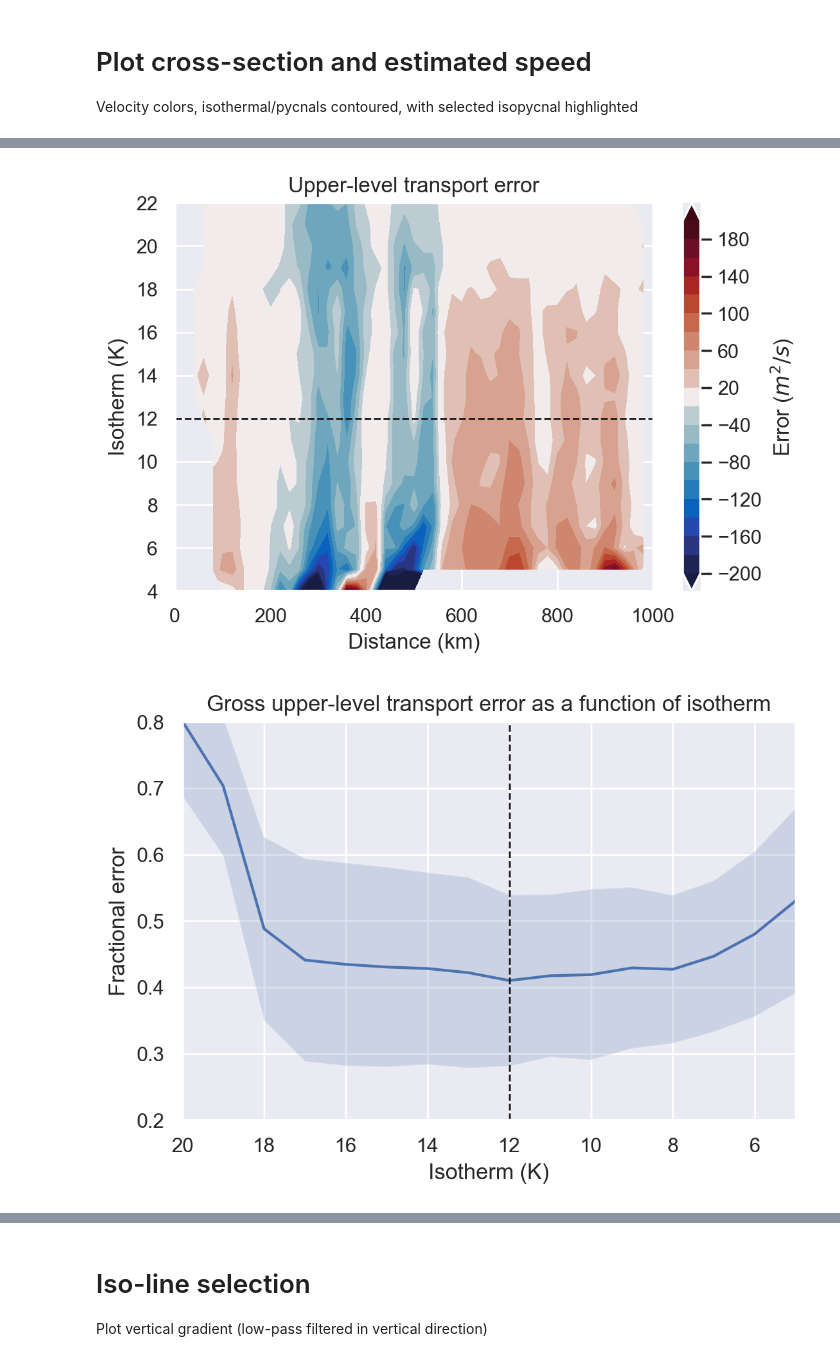
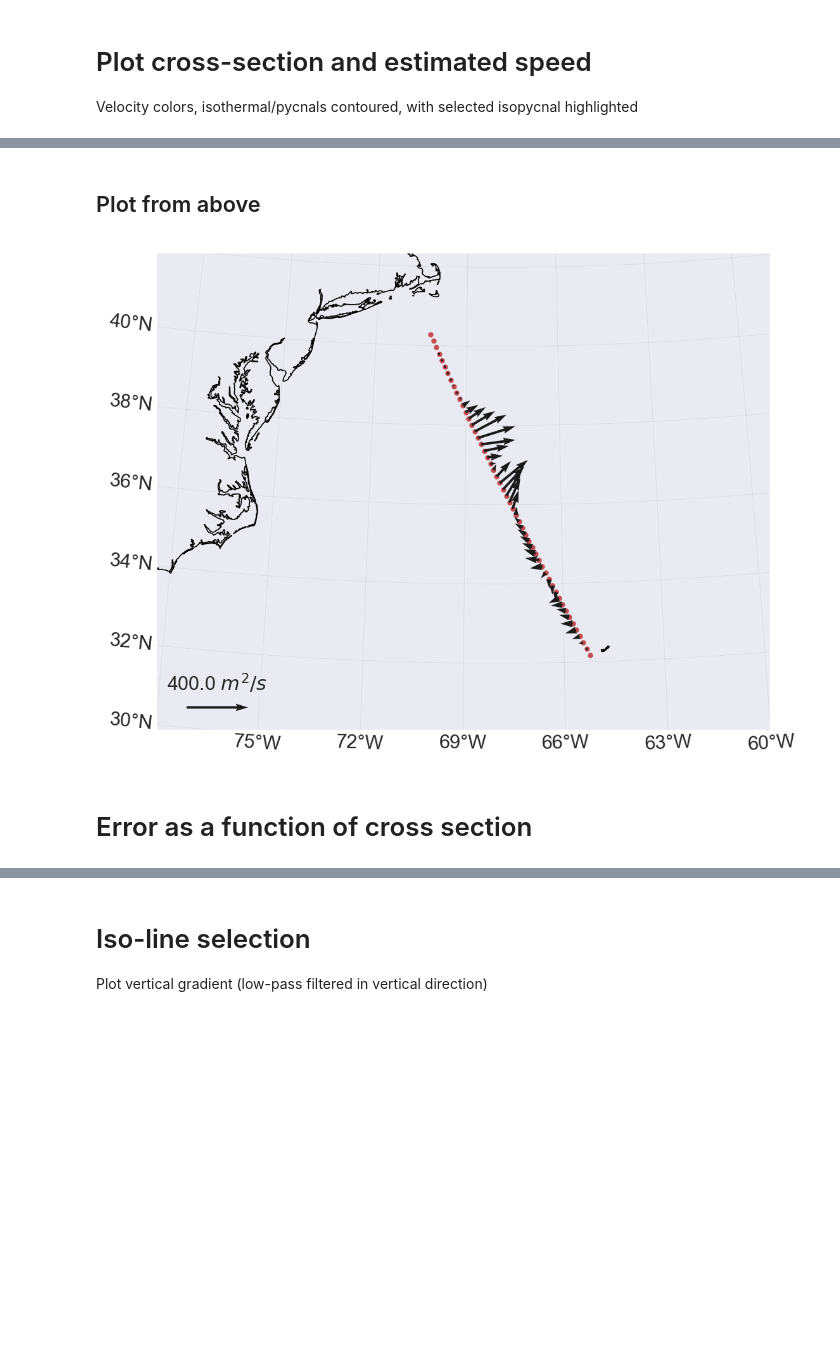
Before and after one commit to ktcarr/12.843, a Jupyter notebook: lab2/lab2_analysis.ipynb, the cells around one changed output, grey strips where cells are left out. Drawn from its saved outputs; the diff is of its cells as text; code cells hidden in the pictures; blank space fills up the shorter version.

```diff
--- a/lab2/lab2_analysis.ipynb
+++ b/lab2/lab2_analysis.ipynb
@@ -315,38 +276,2 @@ std_g  = error_int_scaled.std('time')
-# %%
-mpl.rcParams['figure.dpi']=200
-##### Plot as a function of distance #####
-fig,ax = plt.subplots()
-
-# if name=='T'
-cp = ax.contourf(error_allyears.dist, error_allyears.isoline, error_allyears.mean('time',skipna=True),
-                 cmap='cmo.balance', levels=gen_utils.make_cb_range(200,20), extend='both')
-cb = fig.colorbar(cp, label=r'Error ($m^2/s$)')
-ax.set_title(r'Upper-level transport error')
-ax.set_xlabel('Distance (km)')
-if name=='T':
-    ax.set_ylabel('Isotherm (K)')
-    ax.axhline(12, ls='--',c='k',lw=1)
-else:
-    ax.set_ylabel('Isopycnal ($kg/m^3$)')
-    ax.axhline(27, ls='--',c='k',lw=1)
-    plt.gca().invert_yaxis()
-plt.show()
-
-##### Integrated error #####
-fig,ax = plt.subplots()
-ax.plot(mean_g.isoline, mean_g)
-ax.fill_between(mean_g.isoline, mean_g+std_g, mean_g-std_g, alpha=.2)
-ax.set_ylabel('Fractional error')
-ax.set_ylim([.2,.8])
-if name=='T':
-    ax.set_xlim([5,20])
-    ax.set_xlim(ax.get_xlim()[::-1])
-    ax.axvline(12, ls='--',lw=1,c='k')
-    ax.set_xlabel('Isotherm (K)')
-    ax.set_title('Gross upper-level transport error as a function of isotherm')
-else:
-    ax.set_title('Gross upper-level transport error as a function of isopycnal')
-plt.show()
-# %% [output]
-[figure, removed]
-[figure, removed]
+# %% [markdown]
+## Plot from above
@@ -352,0 +303,37 @@ plt.show()
+# %%
+import cartopy.crs as ccrs
+import cartopy.feature as cfeature
+
+plot_range=[-78,-60,30,42]
+central_lon=-68
+central_lat=36
+fig = plt.figure(figsize = (7,5))
+ax = plt.axes(projection=ccrs.Orthographic(central_longitude=central_lon,
+                                           central_latitude=central_lat)) # Use map background
+ax.set_extent(plot_range, crs=ccrs.PlateCarree())
+ax.coastlines(linewidth=.6)
+ax.add_feature(cfeature.BORDERS, zorder=1, linewidth=.6)
+gl = ax.gridlines(draw_labels=True, linestyle='--', alpha=.1, linewidth=.3, color='k', zorder=1.05)
+gl.top_labels = False
+gl.right_labels = False
+gl.xlabel_style = {'size': 11}
+gl.ylabel_style = {'size': 11}
+
+### Plot Line W
+ax.scatter(lon_interp, lat_interp, transform=ccrs.PlateCarree(), s=4, c='r')
+# ax.plot(lon, lat, transform=ccrs.PlateCarree(), lw=1,c='k', label='Line W')
+
+### add transport vectors
+scale=4e3
+qv = ax.quiver(lon_interp, lat_interp, uplot, vplot, width=4e-3,transform=ccrs.PlateCarree(), scale=scale)
+
+qk = ax.quiverkey(qv, X=.1, Y=.05, U=scale/10, label=f'{scale/10}'+r' $m^2 / s}$',
+                  fontproperties={'size':mpl.rcParams['legend.fontsize']})
+# fig.savefig(f'lab2-figs/transport-vectors_{y}-{m:02d}.png')
+fig.savefig(f'lab2-figs/transport-vectors_mean-all.png')
+
+plt.show()
+# %% [output]
+[figure, added]
+# %% [markdown]
+# Error as a function of cross section
```
Also changed, not shown: parts of 13 cells of this notebook, 1 other file.
